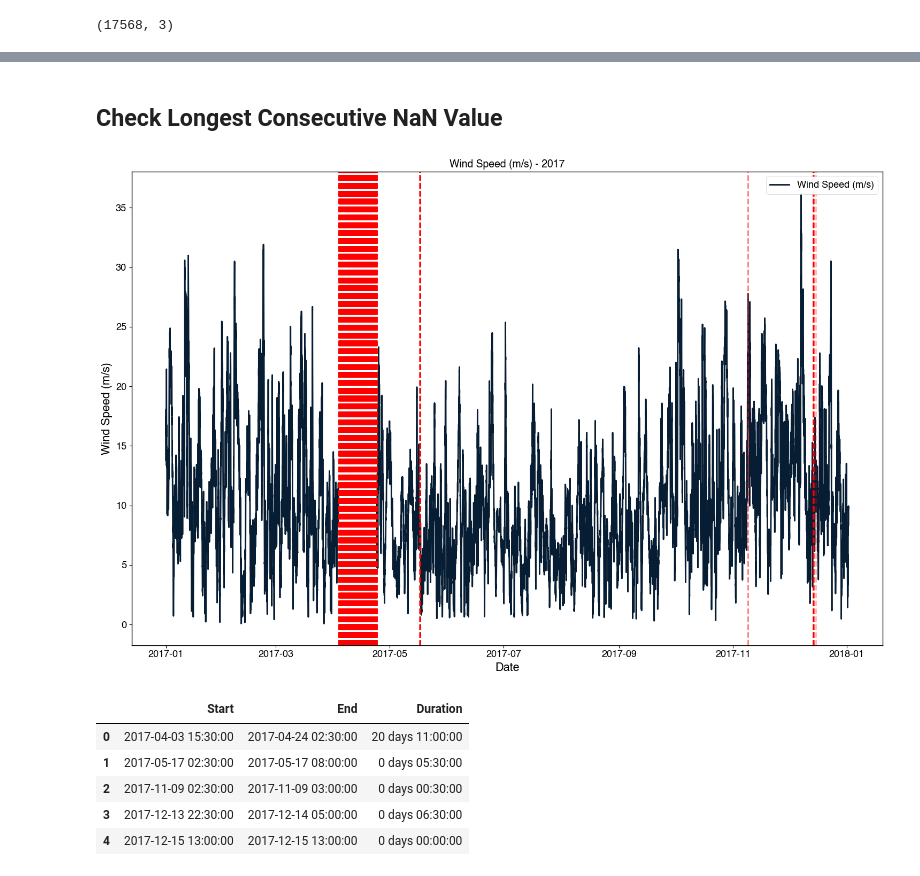
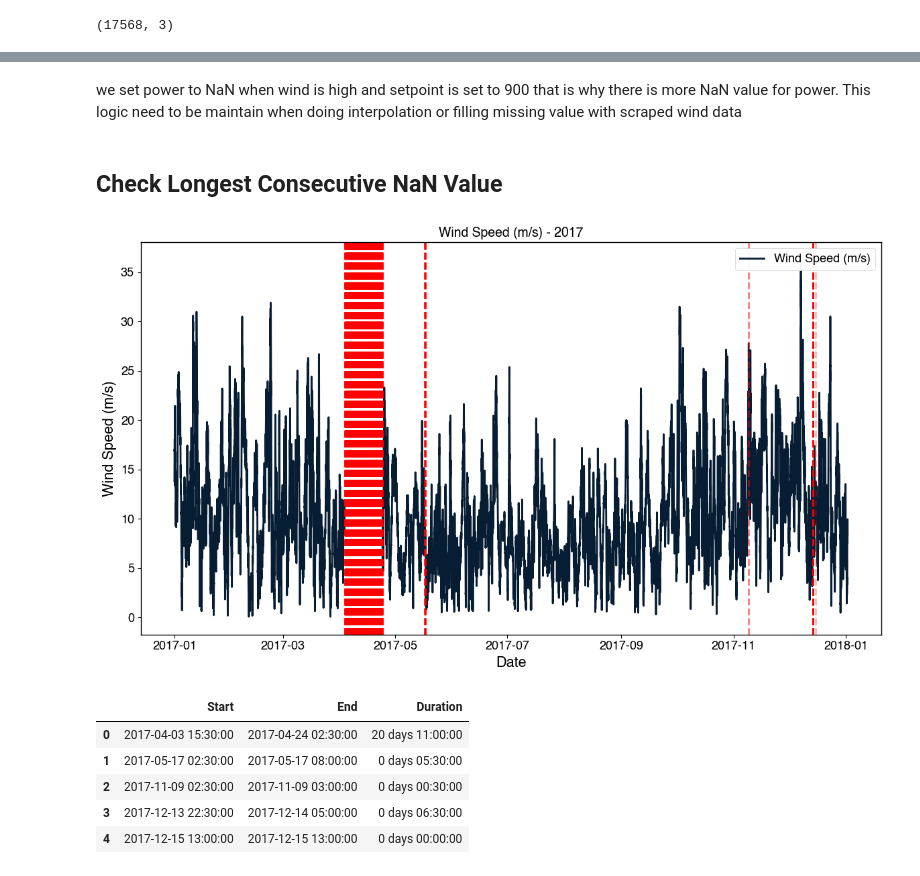
Before and after one commit to ryanabsar/AIB-Capstone-Project, a Jupyter notebook: 02_notebooks/96_Turbine_Analysis.ipynb, the cells around one changed output, grey strips where cells are left out. Drawn from its saved outputs; the diff is of its cells as text; code cells hidden in the pictures.

```diff
--- a/02_notebooks/96_Turbine_Analysis.ipynb
+++ b/02_notebooks/96_Turbine_Analysis.ipynb
@@ -100,22 +139,23 @@ ts_tt_res_17.shape
+# %% [markdown]
+we set power to NaN when wind is high and setpoint is set to 900 that is why there is more NaN value for power. This logic need to be maintain when doing interpolation or filling missing value with scraped wind data
 # %% [markdown]
 ## Check Longest Consecutive NaN Value
 # %%
 is_nan = ts_tt_res_17['Wind_ms'].isna()
 
-plt.figure(figsize=(15, 10))
+plt.figure(figsize=(12,7))
 plt.plot(ts_tt_res_17.index, ts_tt_res_17['Wind_ms'], label='Wind Speed (m/s)')
-# Draw vertical lines for missing data
 for t in ts_tt_res_17.index[is_nan]:
     plt.axvline(x=t, color='red', linestyle='--', alpha=0.3)
 plt.title('Wind Speed (m/s) - 2017')
 plt.xlabel('Date')
 plt.ylabel('Wind Speed (m/s)')
 plt.legend()
 plt.grid()
 plt.tight_layout()
 plt.show()
 # %% [output]
-[figure, old version]
+[figure, new version]
 # %%
 wind_is_nan = ts_tt_res_17['Wind_ms'].isna()
 
```
Also changed, not shown: parts of 41 cells of this notebook, 7 other files.
